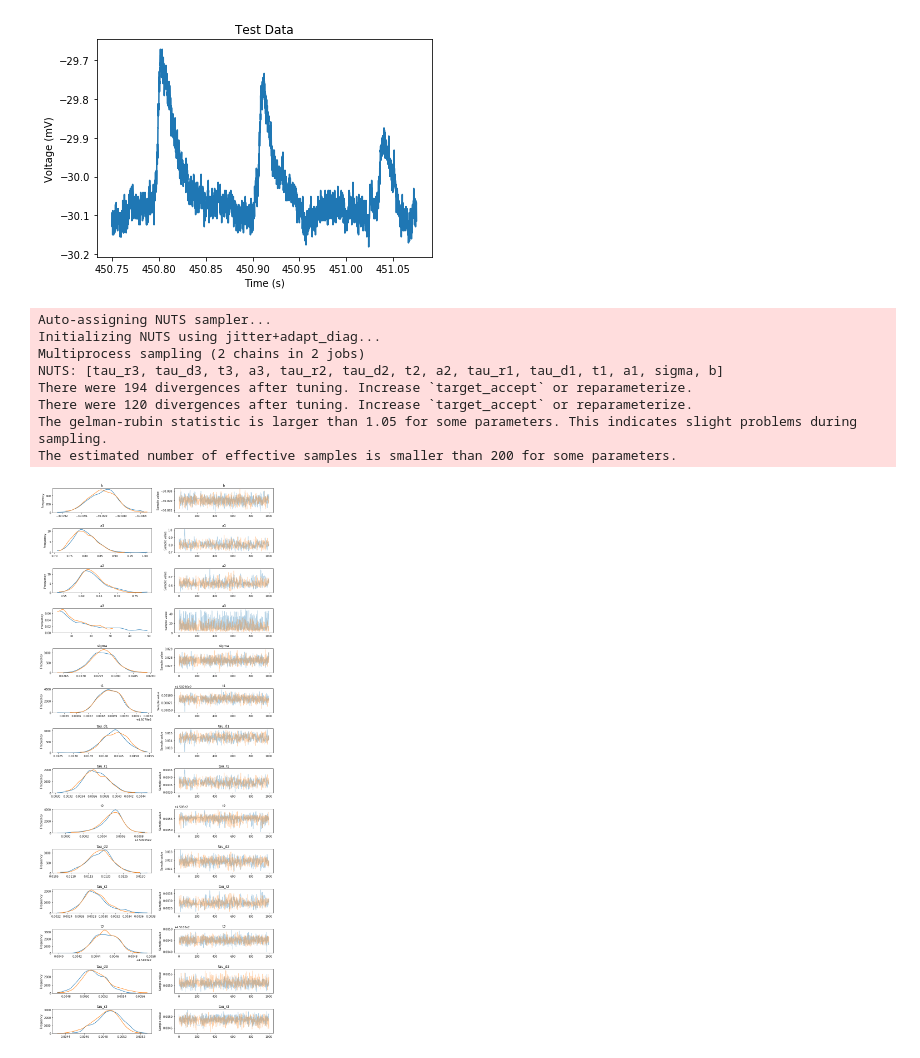
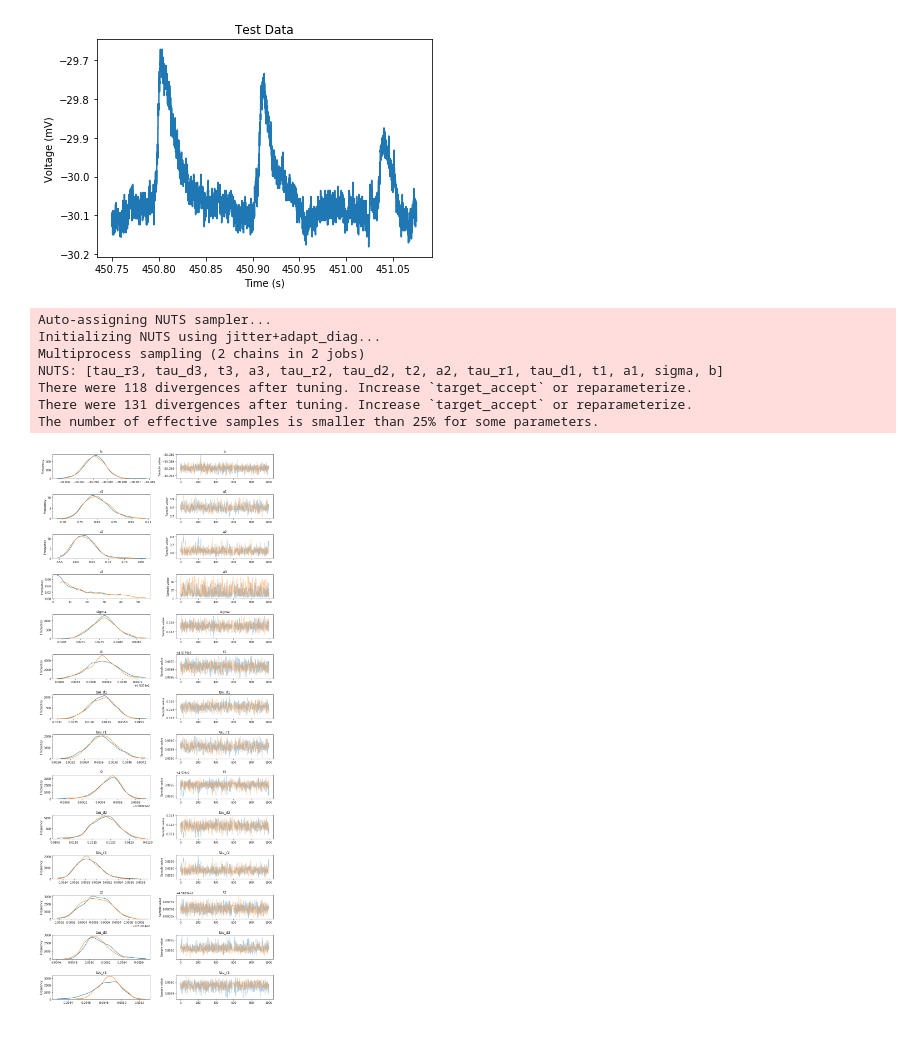
Before and after one commit to phys201/neuronal, a Jupyter notebook: tutorial.ipynb, the cells around one changed output. Saved outputs shown, nothing was run; the diff lists cells and outputs as text; code cells hidden in the pictures.

```diff
--- a/tutorial.ipynb
+++ b/tutorial.ipynb
@@ -159,22 +154,22 @@ plt.show()
 [figure]
 # %%
 #Perform parameter estimation
-initial_guess = {'b': -30.08, 'a1': 0.8, 't1': 450.78, 'tau_d1': 0.01, 'tau_r1': 0.001,
+initial_guess = {'b': -30.08, 'sigma': 0.027599, 'a1': 0.8, 't1': 450.78, 'tau_d1': 0.01, 'tau_r1': 0.001,
                  'a2': 0.6, 't2': 450.90, 'tau_d2': 0.01, 'tau_r2': 0.001,
                  'a3': 19, 't3': 451.03, 'tau_d3': 0.005, 'tau_r3': 0.001
                 }
 
 sample3 = neuronal.psp3_fit(three_psp, 1000, initial_guess)
+#This calculation took 29 minutes to run
 # %% [output]
 Auto-assigning NUTS sampler...
 Initializing NUTS using jitter+adapt_diag...
 Multiprocess sampling (2 chains in 2 jobs)
 NUTS: [tau_r3, tau_d3, t3, a3, tau_r2, tau_d2, t2, a2, tau_r1, tau_d1, t1, a1, sigma, b]
-There were 194 divergences after tuning. Increase `target_accept` or reparameterize.
-There were 120 divergences after tuning. Increase `target_accept` or reparameterize.
-The gelman-rubin statistic is larger than 1.05 for some parameters. This indicates slight problems during sampling.
-The estimated number of effective samples is smaller than 200 for some parameters.
+There were 118 divergences after tuning. Increase `target_accept` or reparameterize.
+There were 131 divergences after tuning. Increase `target_accept` or reparameterize.
+The number of effective samples is smaller than 25% for some parameters.
-[figure, old version]
+[figure, new version]
 # %%
 summary3 = pm.summary(sample3)
 summary3
```
Also changed, not shown: parts of 10 cells of this notebook.
